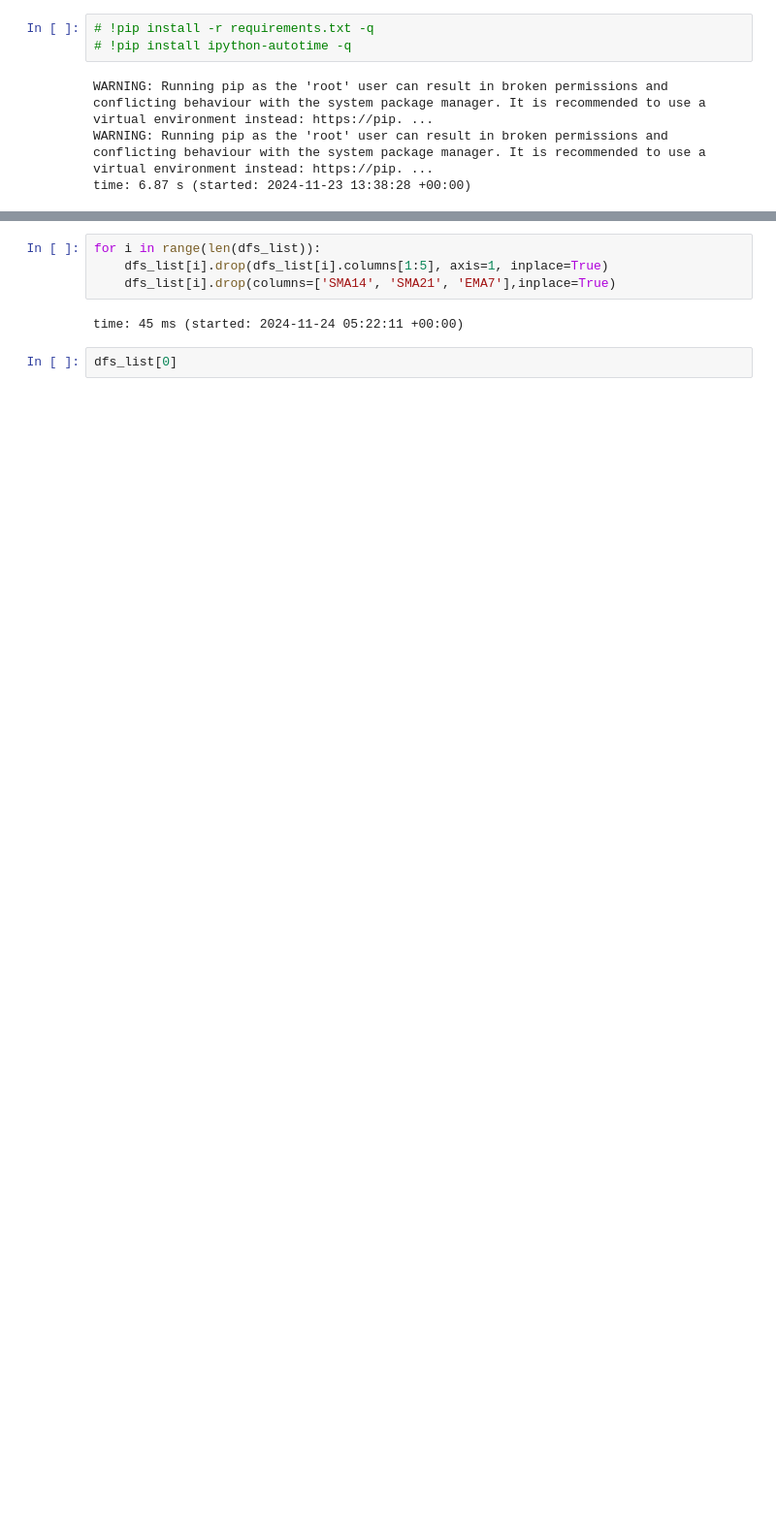
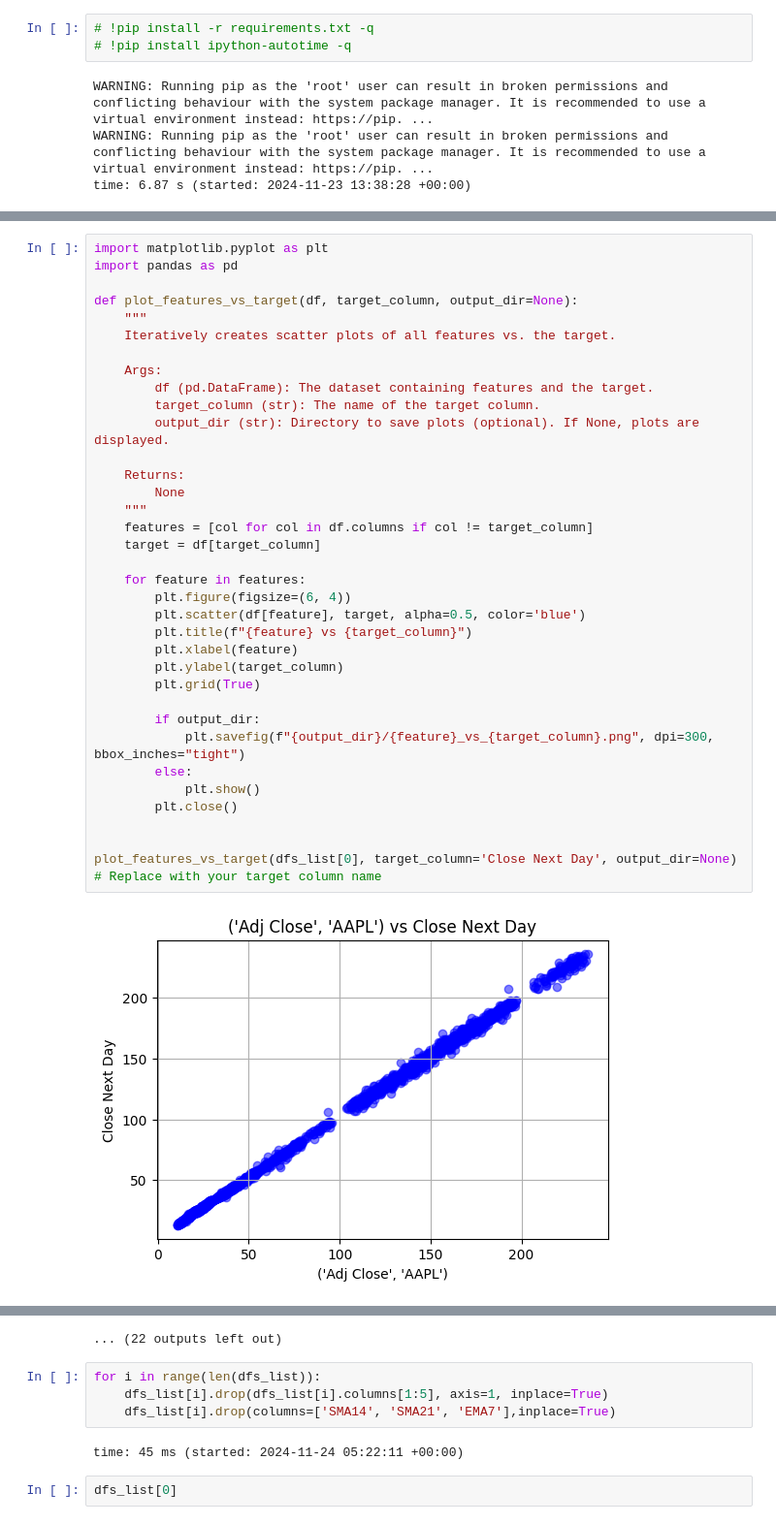
Before and after one commit to adefiqri12/GAN-LSTM-stock-price-prediction, a Jupyter notebook: 2. EDAS.ipynb, the cells around one changed output, grey strips where cells are left out. Shown at 97% size. Drawn from its saved outputs; the diff is of its cells as text; blank space fills up the shorter version.

```diff
--- a/2. EDAS.ipynb
+++ b/2. EDAS.ipynb
@@ -86,0 +79,37 @@ time: 25.2 ms (started: 2024-11-24 05:22:10 +00:00)
+# %%
+import matplotlib.pyplot as plt
+import pandas as pd
+
+def plot_features_vs_target(df, target_column, output_dir=None):
+    """
+    Iteratively creates scatter plots of all features vs. the target.
+
+    Args:
+        df (pd.DataFrame): The dataset containing features and the target.
+        target_column (str): The name of the target column.
+        output_dir (str): Directory to save plots (optional). If None, plots are displayed.
+
+    Returns:
+        None
+    """
+    features = [col for col in df.columns if col != target_column]
+    target = df[target_column]
+
+    for feature in features:
+        plt.figure(figsize=(6, 4))
+        plt.scatter(df[feature], target, alpha=0.5, color='blue')
+        plt.title(f"{feature} vs {target_column}")
+        plt.xlabel(feature)
+        plt.ylabel(target_column)
+        plt.grid(True)
+
+        if output_dir:
+            plt.savefig(f"{output_dir}/{feature}_vs_{target_column}.png", dpi=300, bbox_inches="tight")
+        else:
+            plt.show()
+        plt.close()
+
+
+plot_features_vs_target(dfs_list[0], target_column='Close Next Day', output_dir=None)  # Replace with your target column name
+# %% [output]
+[figure, added]
@@ -87,3 +127,4 @@ time: 25.2 ms (started: 2024-11-24 05:22:10 +00:00)
+... (22 outputs left out)
 # %%
 for i in range(len(dfs_list)):
     dfs_list[i].drop(dfs_list[i].columns[1:5], axis=1, inplace=True)
```
Also changed, not shown: parts of 5 cells of this notebook, 4 other files.
